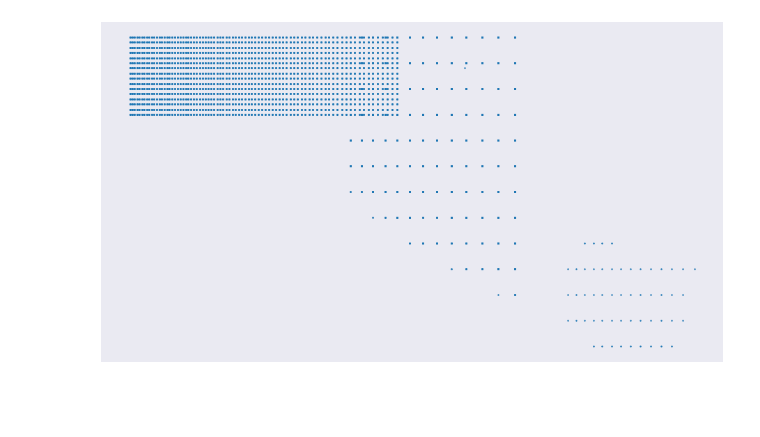
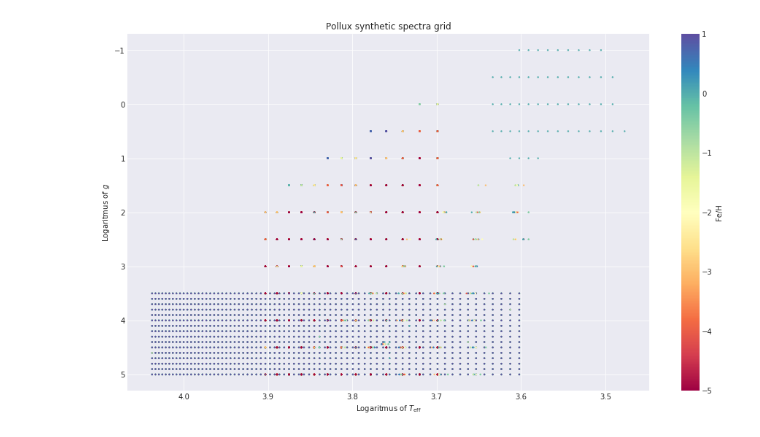
Before and after one commit to astrograzl/__.xXx.__, a Jupyter notebook: Pollux.ipynb, the cells around one changed output. Drawn from its saved outputs; the diff is of its cells as text; code cells hidden in the pictures; blank space fills up the shorter version.

```diff
--- a/Pollux.ipynb
+++ b/Pollux.ipynb
@@ -60,6 +67,9 @@ for i in range(3):
-# %%
-plt.xticks([]); plt.yticks([])
-plt.scatter(np.log10(data[:,0]), data[:,1], s=2);
-plt.gca().invert_xaxis()
-# %% [output]
-[figure, removed]
+# %%
+plt.title("Pollux synthetic spectra grid")
+plt.xlabel("Logaritmus of $T_\mathrm{eff}$")
+plt.ylabel("Logaritmus of $g$")
+plt.gca().invert_xaxis(); plt.gca().invert_yaxis()
+plt.scatter(data[:,1], data[:,0], c=data[:,2], s=2);
+plt.colorbar().ax.set_ylabel("Fe/H");
+# %% [output]
+[figure, added]
```
Also changed, not shown: parts of 9 cells of this notebook, 32 other files.
